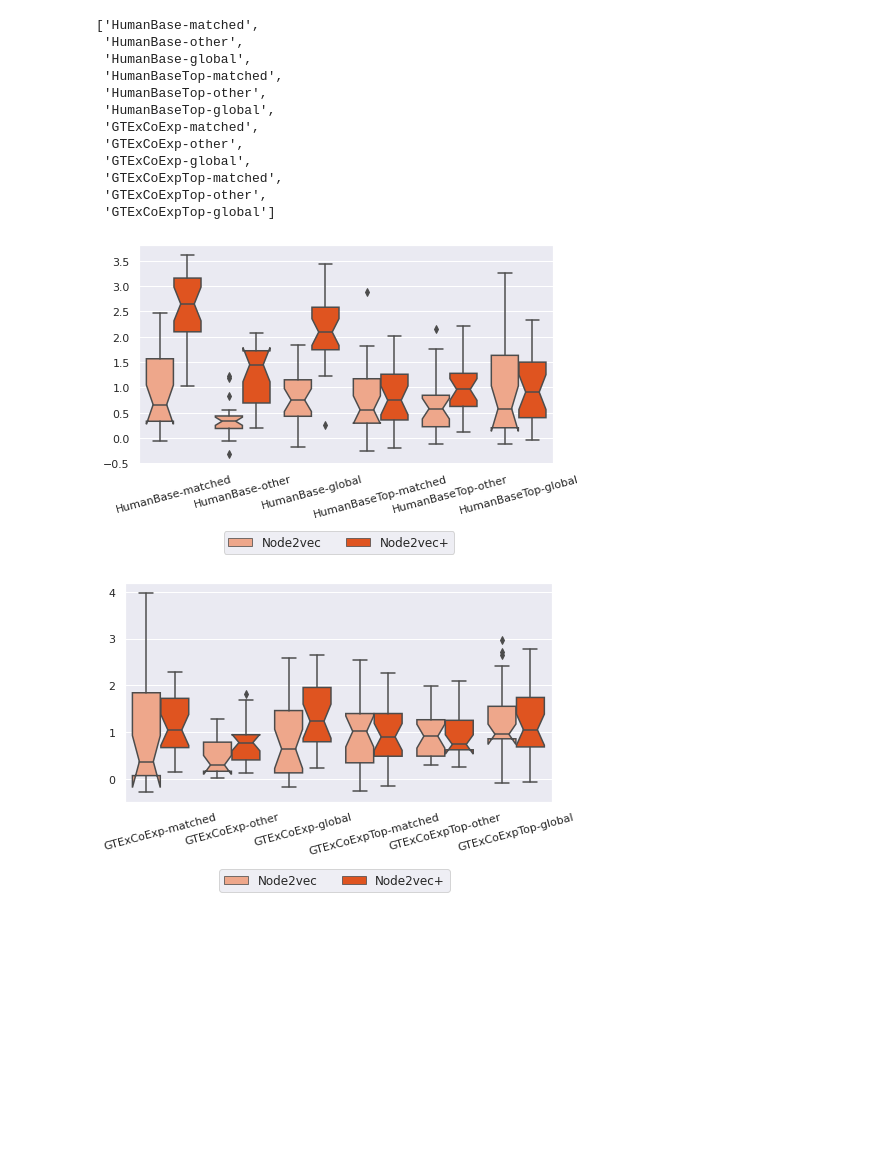
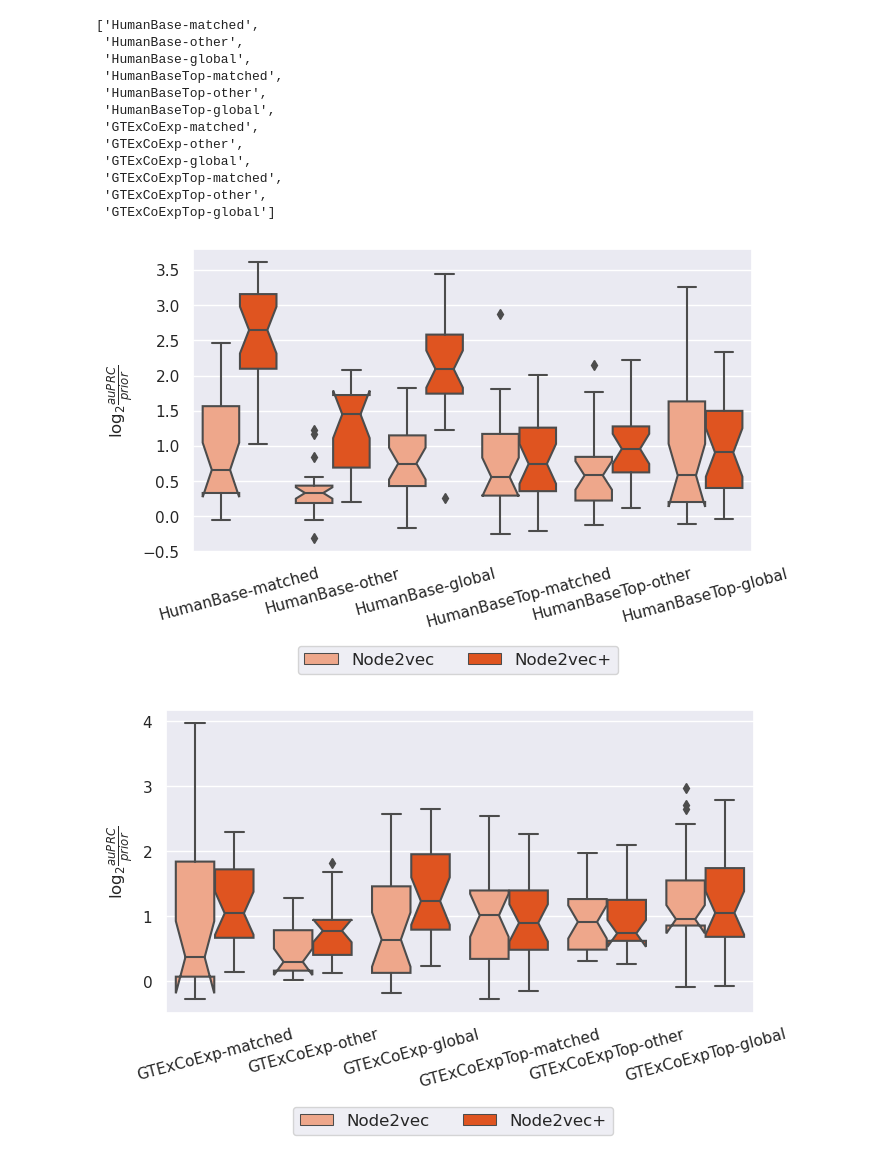
Before and after one commit to krishnanlab/node2vecplus_benchmarks, a Jupyter notebook: plot/tissue_gene_classification_plots.ipynb, the cells around one changed output. Cells and saved outputs as stored; diff of their text form; code cells hidden in the pictures; blank space fills up the shorter version.

Commit message:
add y-label to gene classification figures

```diff
--- a/plot/tissue_gene_classification_plots.ipynb
+++ b/plot/tissue_gene_classification_plots.ipynb
@@ -127,34 +127,34 @@ suffixes = [
     "-matched",
     "-other",
     "-global",
     "Top-matched",
     "Top-other",
     "Top-global",
 ]
 
 # Plot performance boxplots, split by network groups
 for network in networks:
-    plt.figure(figsize=(7, 4.5))
+    plt.figure(figsize=(7.2, 4.5))
     sns.boxplot(
         data=tissue_matched_result_df,
         x="Network name",
         y="Testing score",
         order=[network + suffix for suffix in suffixes],
         hue="Method",
         palette=color_dict,
         notch=True,
     )
     plt.tick_params(axis="x", rotation=15)
 
     plt.xlabel("")
-    plt.ylabel("")
+    plt.ylabel(r"$\log_2 \frac{auPRC}{prior}$")
     plt.tight_layout()
     plt.subplots_adjust(bottom=0.285)
     plt.legend(bbox_to_anchor=(0.775, -0.28), ncol=2, fontsize=12)
 
 #     plt.savefig(f"fig_bio_nc_tissue_eval_{network}.png", dpi=300) # uncomment to save
 
 plt.show()
 # %% [output]
-[figure, old version]
+[figure, new version]
-[figure, old version]
+[figure, new version]
```
Also changed, not shown: 1 other file.
